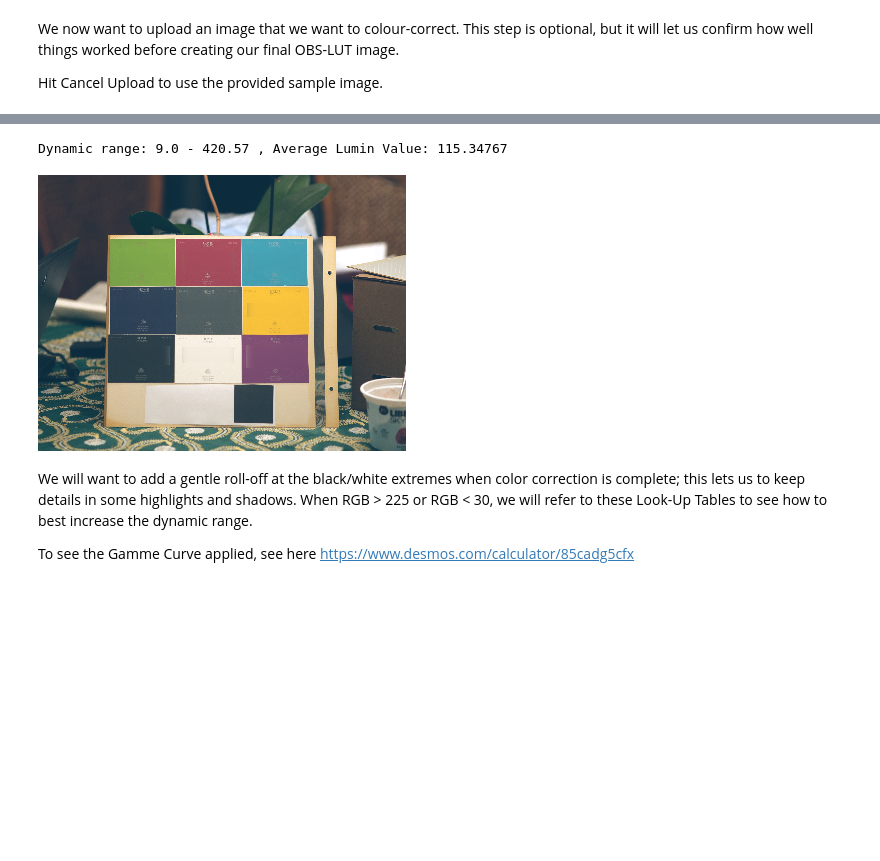
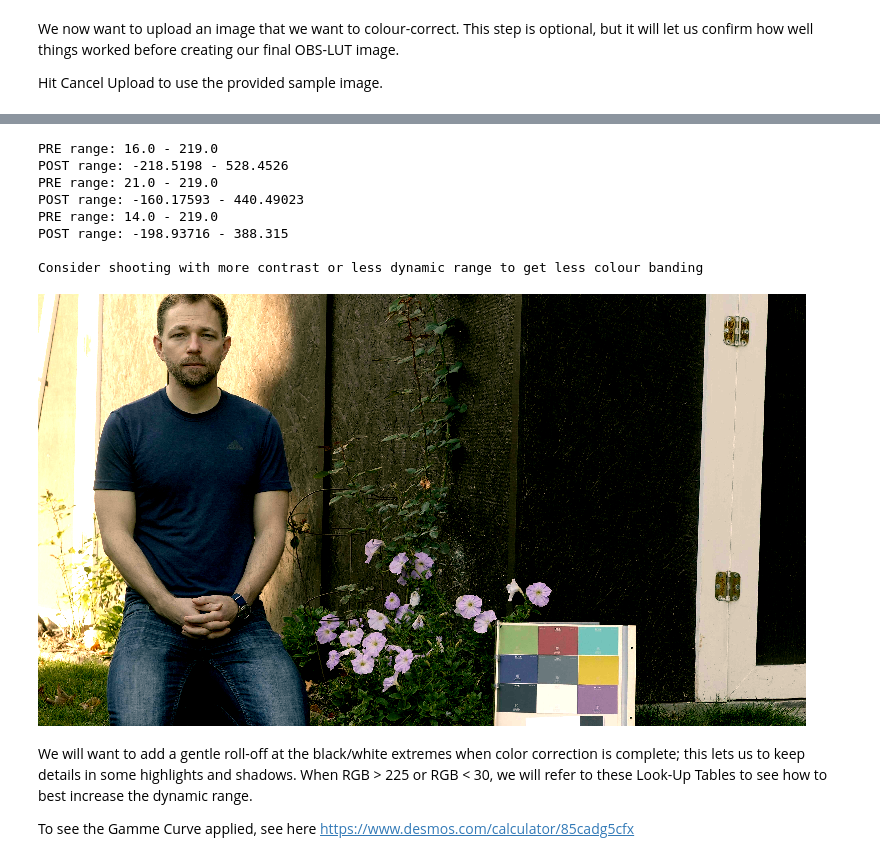
Before and after one commit to steveseguin/color-grading, a Jupyter notebook: colab.ipynb, the cells around one changed output, grey strips where cells are left out. Saved outputs shown, nothing was run; the diff lists cells and outputs as text; code cells hidden in the pictures; blank space fills up the shorter version.

```diff
--- a/colab.ipynb
+++ b/colab.ipynb
@@ -64,13 +71,15 @@ for fn in uploaded.keys():  ##
   img_file = fn
 
 if (img_file==None): ## If no image is uploaded by user
-  !wget https://raw.githubusercontent.com/steveseguin/color-grading/master/Image1.png -O drive/images/Image1.png  # DOWNLOAD SAMPLE IMAGE
-  img_file = "drive/images/Image1.png"
+  !wget https://raw.githubusercontent.com/steveseguin/color-grading/master/logcrop.jpg -O drive/images/logcrop.jpg  # DOWNLOAD SAMPLE IMAGE
+  img_file = "drive/images/logcrop.jpg"
 
 img = cv2.imread(img_file, 1) # LOAD INTO PYTHON
 w,h,_ = np.shape(img) # GET SIZE OF IMAGE
 img = cv2.cvtColor(img, cv2.COLOR_BGR2RGB) # CONVERT FROM BGR to RGB (OPENCV defaults to BGR for some reason?)
 
+cv2_imshow(cv2.cvtColor(cv2.resize(img,None,fx=0.6,fy=0.6), cv2.COLOR_RGB2BGR))
+
 ## You may need to re-run this code block a second time if you get an error the first time
 # %% [output]
 [interactive output not drawn]
@@ -164,18 +164,17 @@ for fn in uploaded.keys():  ##
   img_file = fn
 
 if (img_file==None): ## If no image is uploaded by user
-  !wget https://raw.githubusercontent.com/steveseguin/color-grading/master/Image2.png -O drive/images/Image2.png  # DOWNLOAD SAMPLE IMAGE
-  img_file = "drive/images/Image2.png"
+  !wget https://raw.githubusercontent.com/steveseguin/color-grading/master/log.jpg -O drive/images/log.jpg  # DOWNLOAD SAMPLE IMAGE
+  img_file = "drive/images/log.jpg"
 
 img2 = cv2.imread(img_file, 1)
+
+cv2_imshow(cv2.resize(img2,None,fx=0.1,fy=0.1))
+print("Dynamic range:",np.min(img2),"-",np.max(img2))
+
 img2 = cv2.cvtColor(img2, cv2.COLOR_BGR2RGB)
 img2 = img2.astype(np.float32, copy=False)
 
-avglum = np.mean(np.sqrt( 0.299*img2[:,:,0]**2 + 0.587*img2[:,:,1]**2 + 0.114*img2[:,:,2]**2 ))
-print("Dynamic range:",np.min(img2),"-",np.max(img2), ", Average Lumin Value:",avglum)
-
-cv2_imshow(cv2.cvtColor(cv2.resize(img2,None,fx=0.1,fy=0.1), cv2.COLOR_RGB2BGR))
-
 # YOU MAY NEED TO RUN THIS TWICE FOR IT TO WORK
 # %% [output]
 [interactive output not drawn]
@@ -195,40 +185,48 @@ Dynamic range: 0.0 - 255.0
 # %%
-
-## BRIGHTNESS ADJUSTMENT.
-mb = 0   #  -20 to 20 is a good range to try; 0 is default
-
 def applyLUT(image):
   assert(image.dtype == "float32")
   for rgb in range(3):
-    image[:,:,rgb] = image[:,:,rgb]*tm[rgb] + tb[rgb] + np.power(image[:,:,rgb],2)*tc[rgb] + mb
+    p = np.poly1d(poly[rgb])
+    print("PRE range:",np.min(image[:,:,rgb]),"-",np.max(image[:,:,rgb]))
+    image[:,:,rgb] = p(image[:,:,rgb])
+    print("POST range:",np.min(image[:,:,rgb]),"-",np.max(image[:,:,rgb]))
   return image
 
 img = np.zeros_like(img2)
 img[:] = img2[:]
-img = applyLUT(img)
 
-avglum = np.mean(np.sqrt( 0.299*img[:,:,0]**2 + 0.587*img[:,:,1]**2 + 0.114*img[:,:,2]**2 ))
-print("Dynamic range:",np.min(img),"-",np.max(img), ", Average Lumin Value:",avglum)
+## BRIGHTNESS ADJUSTMENT.
+mb = 20   #  -20 to 20 is a good range to try; 0 is default
+img = applyLUT(img) + mb
 
+#print("Dynamic range:",np.min(img),"-",np.max(img))
+print()
 if ((np.min(img)>25) & (np.max(img)<230)):
   print("Consider shooting in LOG or reducing contrast on your camera when recording")
 elif (np.min(img)>25):
   print("Consider capturing with reduced exposure to capture more shadow detail")
 elif (np.max(img)<230):
   print("Consider capturing with increase exposure to capture more highlight detail")
 elif ((np.min(img)<-300) or (np.max(img)>500)):
   print("Consider shooting with more contrast or less dynamic range to get less colour banding")
 
 test = np.zeros_like(img)
 test[:] = img
-test[np.where(test>255)]=255 # cut out highlights
-test[np.where(test<0)]=0
+test[np.where(test>255)]=255 # cut out bad highlights
+test[np.where(test<0)]=0 # cut out bad shadows
 test = test.astype(np.uint8, copy=False)
 
-cv2_imshow(cv2.cvtColor(cv2.resize(test,None,fx=0.1,fy=0.1), cv2.COLOR_RGB2BGR))
+cv2_imshow(cv2.cvtColor(cv2.resize(test,None,fx=0.2,fy=0.2), cv2.COLOR_RGB2BGR))
 # %% [output]
-Dynamic range: 9.0 - 420.57 , Average Lumin Value: 115.34767
+PRE range: 16.0 - 219.0
+POST range: -218.5198 - 528.4526
+PRE range: 21.0 - 219.0
+POST range: -160.17593 - 440.49023
+PRE range: 14.0 - 219.0
+POST range: -198.93716 - 388.315
+
+Consider shooting with more contrast or less dynamic range to get less colour banding
-[figure, old version]
+[figure, new version]
 # %% [markdown]
 We will want to add a gentle roll-off at the black/white extremes when color correction is complete; this lets us to keep details in some highlights and shadows. When RGB > 225 or RGB < 30, we will refer to these Look-Up Tables to see how to best increase the dynamic range.
 
```
Also changed, not shown: parts of 14 cells of this notebook.
